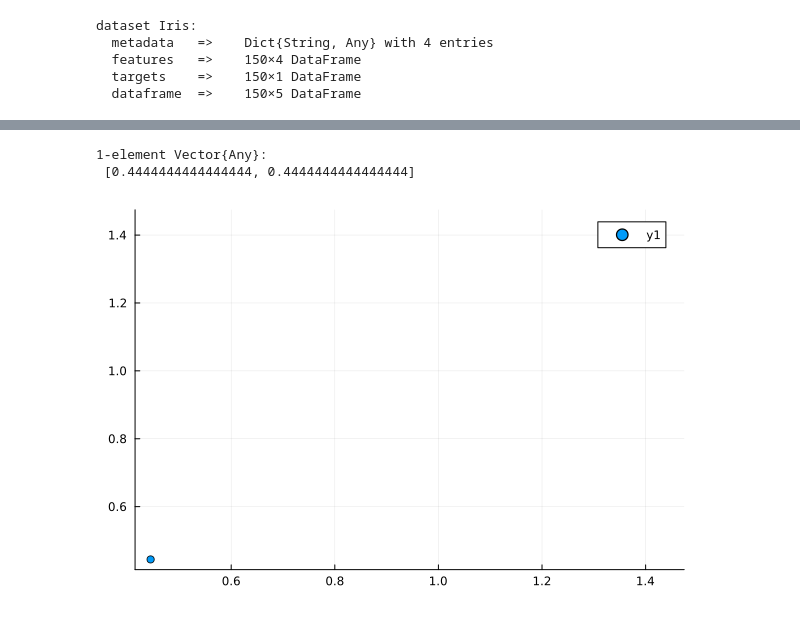
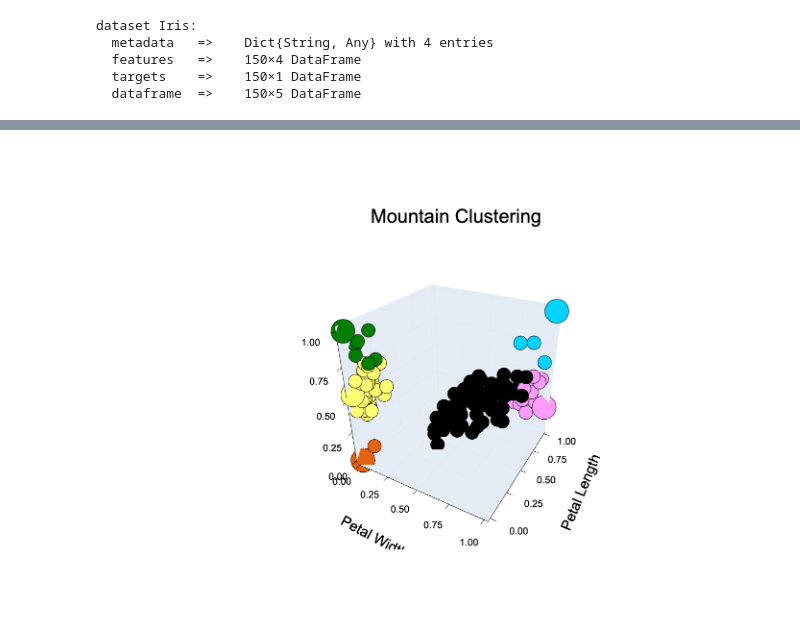
Before and after one commit to pp4bb/EAFIT_Semestre9, a Jupyter notebook: InteligenciaArtificial/tareas/tarea_No_Supervisados/unsupervised.ipynb, the cells around one changed output, grey strips where cells are left out. Saved outputs shown, nothing was run; the diff lists cells and outputs as text; code cells hidden in the pictures.

Commit message:
added mountain, subtracting and kmeans

```diff
--- a/InteligenciaArtificial/tareas/tarea_No_Supervisados/unsupervised.ipynb
+++ b/InteligenciaArtificial/tareas/tarea_No_Supervisados/unsupervised.ipynb
@@ -24,9 +21,12 @@ scatter(iris.features[!, :sepalwidth], iris.features[!, :sepallength], group = i
-# %%
-centers, clusters = mountain_clustering(X, 0.5, 0.5, 10, euclidean_distance)
-display(centers)
-# Plot the cluster centers
-scatter(centers)
-# %% [output]
-1-element Vector{Any}:
- [0.4444444444444444, 0.4444444444444444]
-[figure, removed]
+# %%
+# Load Iris dataset
+iris = Iris()
+# Normalize data in [0, 1]
+X = Matrix(iris.features[!, [:petalwidth, :petallength, :sepalwidth]])
+dt = fit(UnitRangeTransform, X, dims=1)
+X = StatsBase.transform(dt, X)
+centers, clusters = mountain_clustering(X, 0.5, 0.5, 10, euclidean_distance)
+# plot clusters
+plot_clusters(X, clusters, centers, "Mountain Clustering", "Petal Width", "Petal Length", "Sepal Width")
+# %% [output]
+[figure, added]
```
Also changed, not shown: parts of 3 cells of this notebook, 7 other files.
